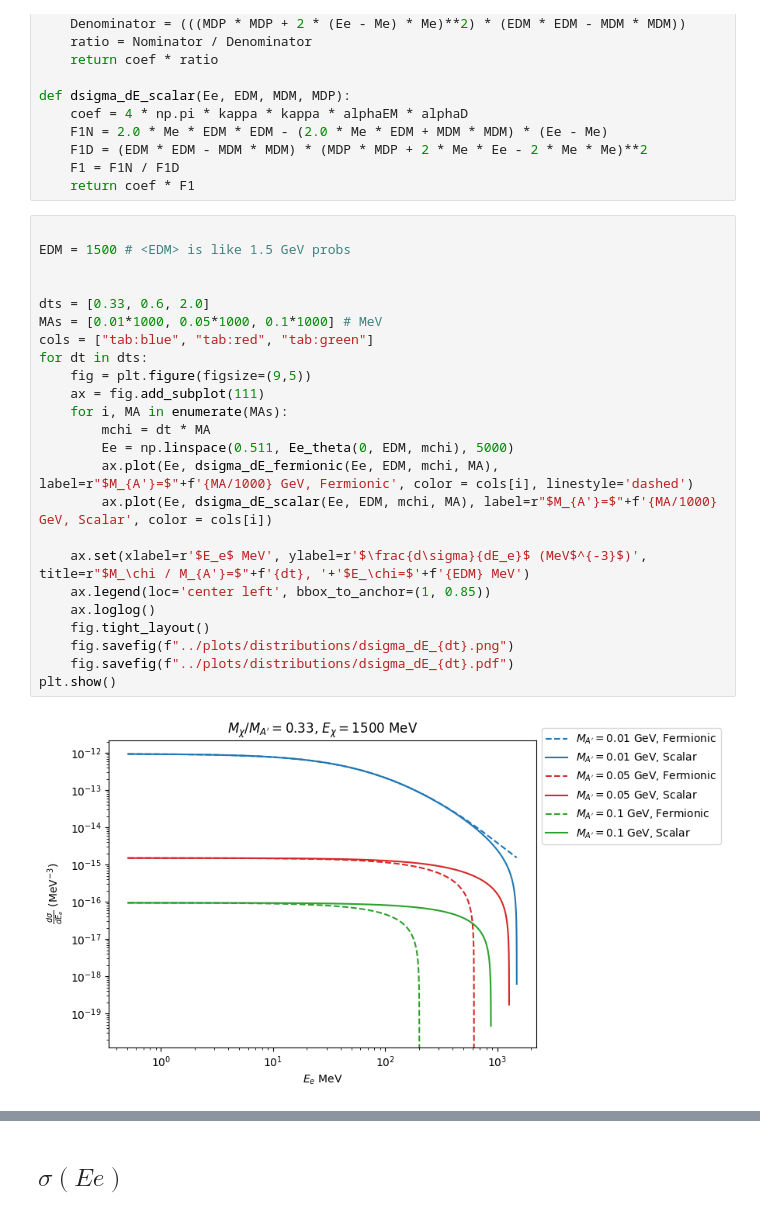
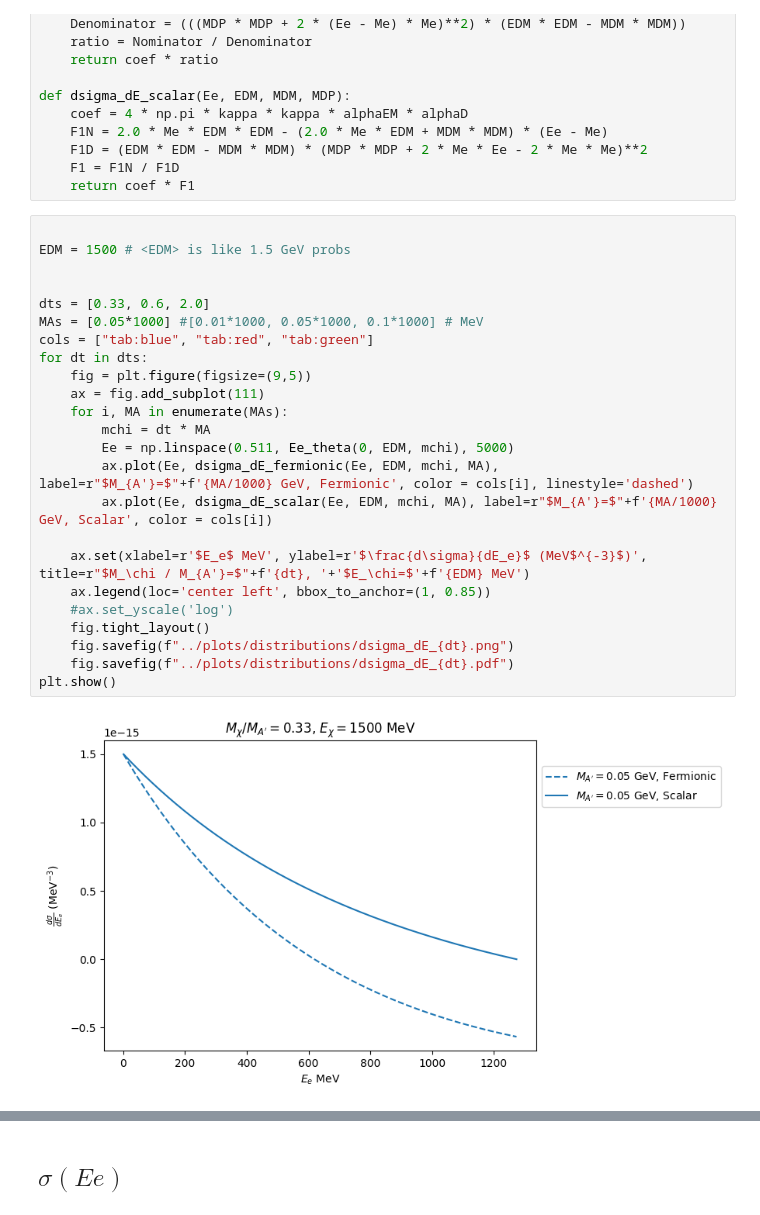
Before and after one commit to amh-137/DarkElectronScatter, a Jupyter notebook: notebooks/BdNMC_distributions.ipynb, the cells around one changed output, grey strips where cells are left out. Drawn from its saved outputs; the diff is of its cells as text.

Commit message:
plots

```diff
--- a/notebooks/BdNMC_distributions.ipynb
+++ b/notebooks/BdNMC_distributions.ipynb
@@ -74,26 +74,26 @@ def dsigma_dE_scalar(Ee, EDM, MDM, MDP):
 # %%
 
 EDM = 1500 # <EDM> is like 1.5 GeV probs
 
 
 dts = [0.33, 0.6, 2.0]
-MAs = [0.01*1000, 0.05*1000, 0.1*1000] # MeV
+MAs = [0.05*1000] #[0.01*1000, 0.05*1000, 0.1*1000] # MeV
 cols = ["tab:blue", "tab:red", "tab:green"]
 for dt in dts:
     fig = plt.figure(figsize=(9,5))
     ax = fig.add_subplot(111)
     for i, MA in enumerate(MAs):
         mchi = dt * MA
         Ee = np.linspace(0.511, Ee_theta(0, EDM, mchi), 5000)
         ax.plot(Ee, dsigma_dE_fermionic(Ee, EDM, mchi, MA), label=r"$M_{A'}=$"+f'{MA/1000} GeV, Fermionic', color = cols[i], linestyle='dashed')
         ax.plot(Ee, dsigma_dE_scalar(Ee, EDM, mchi, MA), label=r"$M_{A'}=$"+f'{MA/1000} GeV, Scalar', color = cols[i])
 
     ax.set(xlabel=r'$E_e$ MeV', ylabel=r'$\frac{d\sigma}{dE_e}$ (MeV$^{-3}$)', title=r"$M_\chi / M_{A'}=$"+f'{dt}, '+'$E_\chi=$'+f'{EDM} MeV')
     ax.legend(loc='center left', bbox_to_anchor=(1, 0.85))
-    ax.loglog()
+    #ax.set_yscale('log')
     fig.tight_layout()
     fig.savefig(f"../plots/distributions/dsigma_dE_{dt}.png")
     fig.savefig(f"../plots/distributions/dsigma_dE_{dt}.pdf")
 plt.show()
 # %% [output]
-[figure, old version]
+[figure, new version]
```
Also changed, not shown: parts of 3 cells of this notebook, 1 other file.
